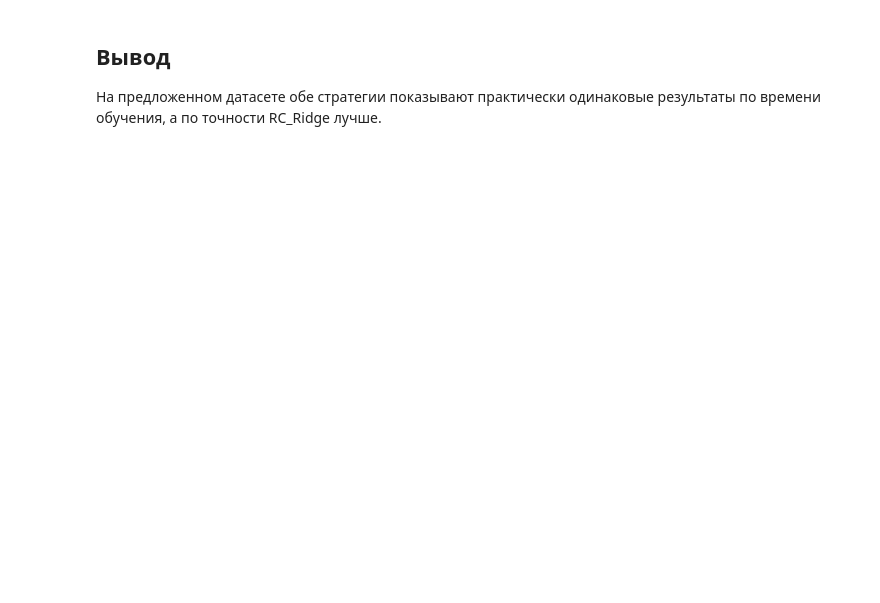
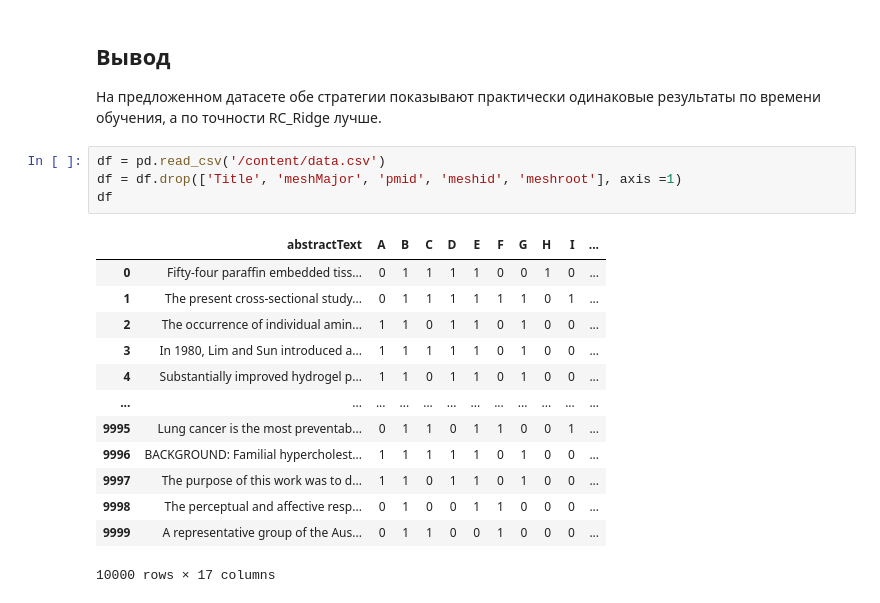
Before and after one commit to sabahoth01/Machine-learning-tasks, a Jupyter notebook: task4s.ipynb, the cells around one changed output. Saved outputs shown, nothing was run; the diff lists cells and outputs as text; blank space fills up the shorter version.

```diff
--- a/task4s.ipynb
+++ b/task4s.ipynb
@@ -615,3 +615,21 @@ plt.show()
 ## Вывод
 
 На предложенном датасете обе стратегии показывают практически одинаковые результаты по времени обучения, а по точности RC_Ridge лучше.
+# %%
+df = pd.read_csv('/content/data.csv')
+df = df.drop(['Title', 'meshMajor', 'pmid', 'meshid', 'meshroot'], axis =1)
+df
+# %% [output]
+|  | abstractText | A | B | C | D | E | F | G | H | I | ... |
+| 0 | Fifty-four paraffin embedded tiss... | 0 | 1 | 1 | 1 | 1 | 0 | 0 | 1 | 0 | ... |
+| 1 | The present cross-sectional study... | 0 | 1 | 1 | 1 | 1 | 1 | 1 | 0 | 1 | ... |
+| 2 | The occurrence of individual amin... | 1 | 1 | 0 | 1 | 1 | 0 | 1 | 0 | 0 | ... |
+| 3 | In 1980, Lim and Sun introduced a... | 1 | 1 | 1 | 1 | 1 | 0 | 1 | 0 | 0 | ... |
+| 4 | Substantially improved hydrogel p... | 1 | 1 | 0 | 1 | 1 | 0 | 1 | 0 | 0 | ... |
+| ... | ... | ... | ... | ... | ... | ... | ... | ... | ... | ... | ... |
+| 9995 | Lung cancer is the most preventab... | 0 | 1 | 1 | 0 | 1 | 1 | 0 | 0 | 1 | ... |
+| 9996 | BACKGROUND: Familial hypercholest... | 1 | 1 | 1 | 1 | 1 | 0 | 1 | 0 | 0 | ... |
+| 9997 | The purpose of this work was to d... | 1 | 1 | 0 | 1 | 1 | 0 | 1 | 0 | 0 | ... |
+| 9998 | The perceptual and affective resp... | 0 | 1 | 0 | 0 | 1 | 1 | 0 | 0 | 0 | ... |
+| 9999 | A representative group of the Aus... | 0 | 1 | 1 | 0 | 0 | 1 | 0 | 0 | 0 | ... |
+10000 rows × 17 columns
```
Also changed, not shown: parts of 28 cells of this notebook.
